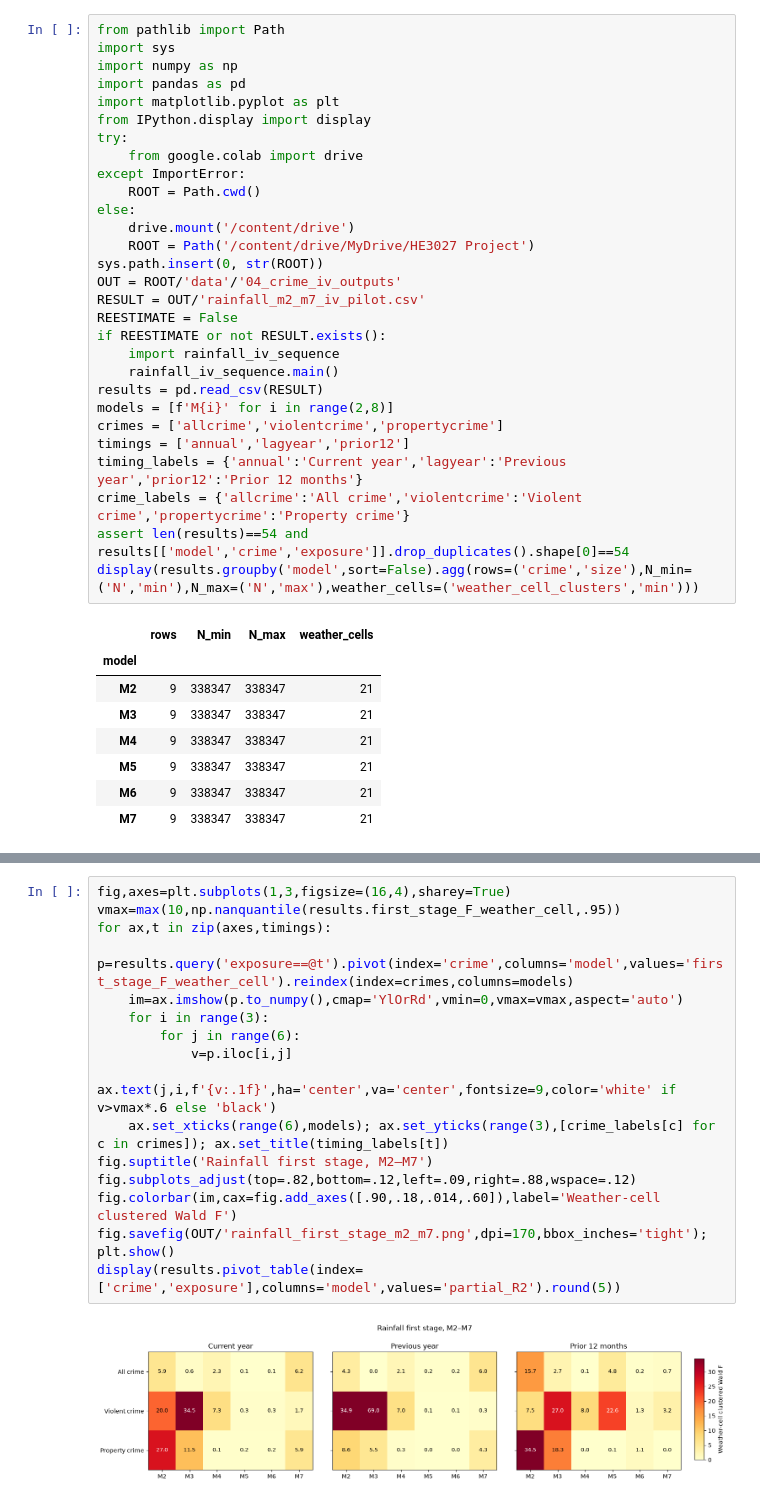
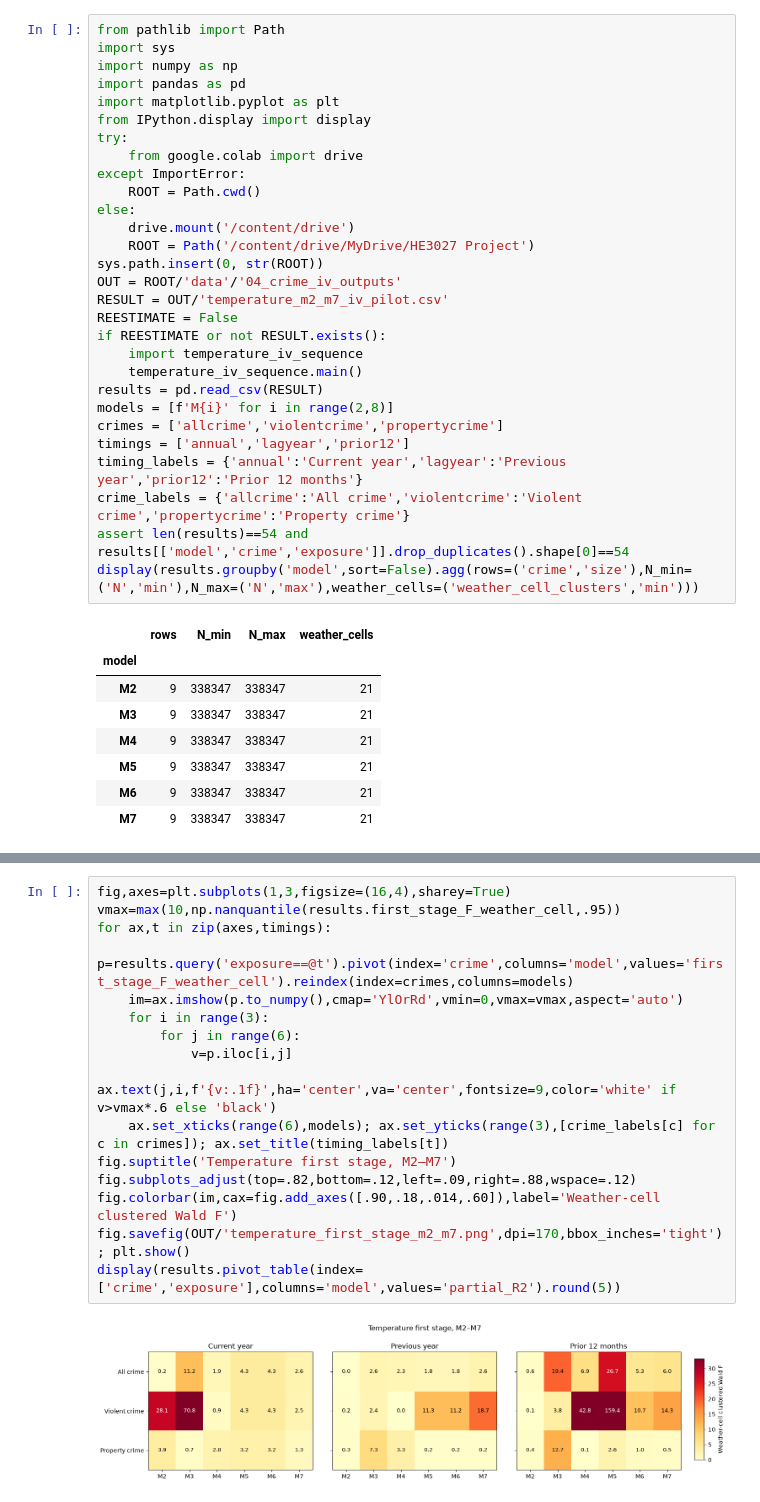
Before and after one commit to rachtrx/he3027, a Jupyter notebook: 04_crime_iv_exploratory.ipynb, the cells around one changed output, grey strips where cells are left out. Drawn from its saved outputs; the diff is of its cells as text.

```diff
--- a/04_crime_iv_exploratory.ipynb
+++ b/04_crime_iv_exploratory.ipynb
@@ -20,11 +20,11 @@ else:
     ROOT = Path('/content/drive/MyDrive/HE3027 Project')
 sys.path.insert(0, str(ROOT))
 OUT = ROOT/'data'/'04_crime_iv_outputs'
-RESULT = OUT/'rainfall_m2_m7_iv_pilot.csv'
+RESULT = OUT/'temperature_m2_m7_iv_pilot.csv'
 REESTIMATE = False
 if REESTIMATE or not RESULT.exists():
-    import rainfall_iv_sequence
-    rainfall_iv_sequence.main()
+    import temperature_iv_sequence
+    temperature_iv_sequence.main()
 results = pd.read_csv(RESULT)
 models = [f'M{i}' for i in range(2,8)]
 crimes = ['allcrime','violentcrime','propertycrime']
@@ -84,20 +84,20 @@ The heatmap shows the squared weather-cell-clustered t statistic on rainfall in
 # %%
 fig,axes=plt.subplots(1,3,figsize=(16,4),sharey=True)
 vmax=max(10,np.nanquantile(results.first_stage_F_weather_cell,.95))
 for ax,t in zip(axes,timings):
     p=results.query('exposure==@t').pivot(index='crime',columns='model',values='first_stage_F_weather_cell').reindex(index=crimes,columns=models)
     im=ax.imshow(p.to_numpy(),cmap='YlOrRd',vmin=0,vmax=vmax,aspect='auto')
     for i in range(3):
         for j in range(6):
             v=p.iloc[i,j]
             ax.text(j,i,f'{v:.1f}',ha='center',va='center',fontsize=9,color='white' if v>vmax*.6 else 'black')
     ax.set_xticks(range(6),models); ax.set_yticks(range(3),[crime_labels[c] for c in crimes]); ax.set_title(timing_labels[t])
-fig.suptitle('Rainfall first stage, M2–M7')
+fig.suptitle('Temperature first stage, M2–M7')
 fig.subplots_adjust(top=.82,bottom=.12,left=.09,right=.88,wspace=.12)
 fig.colorbar(im,cax=fig.add_axes([.90,.18,.014,.60]),label='Weather-cell clustered Wald F')
-fig.savefig(OUT/'rainfall_first_stage_m2_m7.png',dpi=170,bbox_inches='tight'); plt.show()
+fig.savefig(OUT/'temperature_first_stage_m2_m7.png',dpi=170,bbox_inches='tight'); plt.show()
 display(results.pivot_table(index=['crime','exposure'],columns='model',values='partial_R2').round(5))
 # %% [output]
-[figure, old version]
+[figure, new version]
 |  | model | M2 | M3 | M4 | M5 | M6 | M7 |
 | crime | exposure |  |  |  |  |  |  |
```
Also changed, not shown: parts of 9 cells of this notebook, 16 other files.
